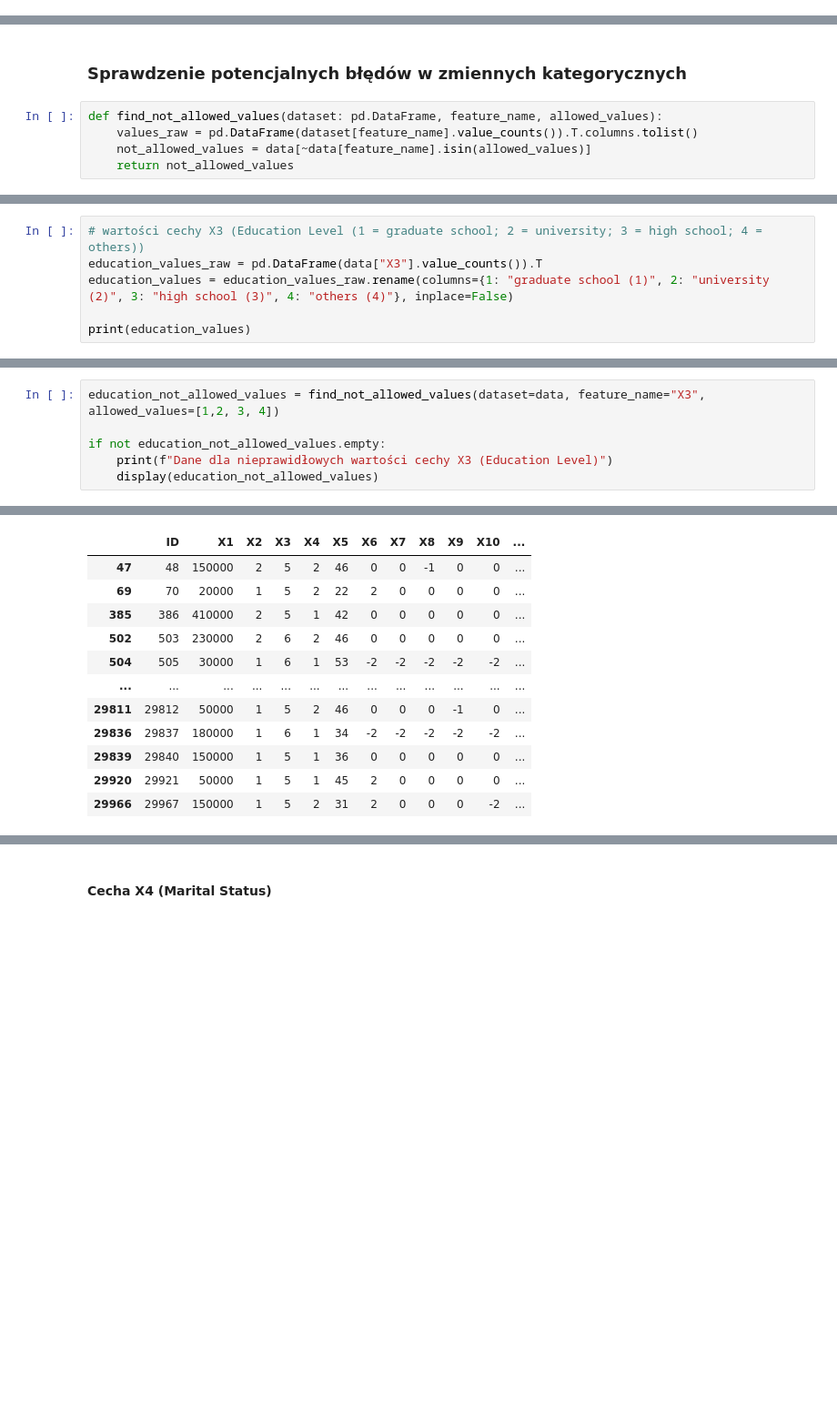
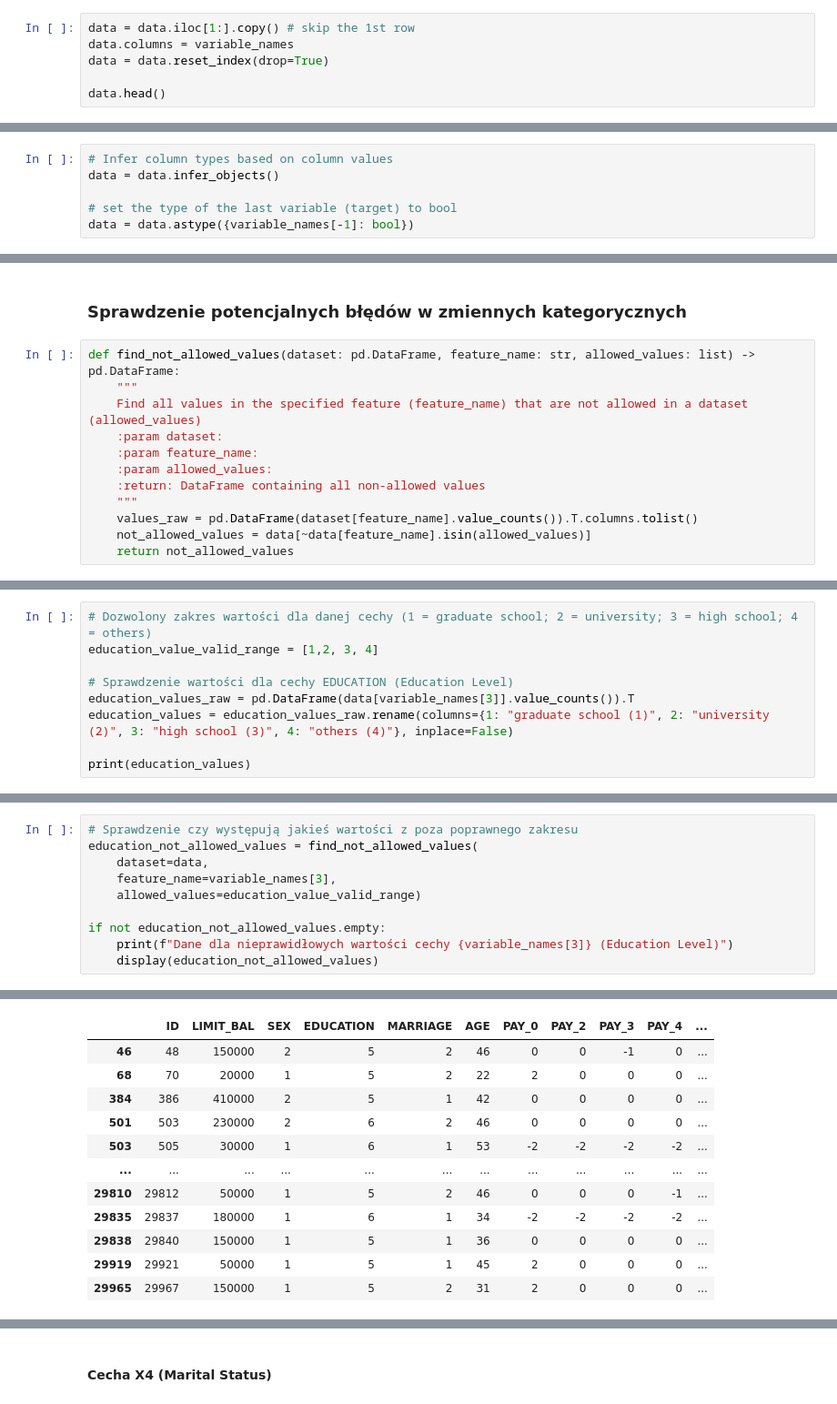
Before and after one commit to dawid200272/Eiwd_projekt, a Jupyter notebook: notebooks/EDA_analysis.ipynb, the cells around one changed output, grey strips where cells are left out. Shown at 91% size. Saved outputs shown, nothing was run; the diff lists cells and outputs as text; blank space fills up the shorter version.

```diff
--- a/notebooks/EDA_analysis.ipynb
+++ b/notebooks/EDA_analysis.ipynb
@@ -43,0 +47,6 @@ data = data.astype({"Y": bool})
+# %%
+data = data.iloc[1:].copy() # skip the 1st row
+data.columns = variable_names
+data = data.reset_index(drop=True)
+
+data.head()
@@ -44 +84,7 @@ data = data.astype({"Y": bool})
+# %%
+# Infer column types based on column values
+data = data.infer_objects()
+
+# set the type of the last variable (target) to bool
+data = data.astype({variable_names[-1]: bool})
 # %%
@@ -123,7 +185,14 @@ Wszystkie kwoty są podane w dolarach tajwańskich
 # %% [markdown]
 ### Sprawdzenie potencjalnych błędów w zmiennych kategorycznych
 # %%
-def find_not_allowed_values(dataset: pd.DataFrame, feature_name, allowed_values):
+def find_not_allowed_values(dataset: pd.DataFrame, feature_name: str, allowed_values: list) -> pd.DataFrame:
+    """
+    Find all values in the specified feature (feature_name) that are not allowed in a dataset (allowed_values)
+    :param dataset:
+    :param feature_name:
+    :param allowed_values:
+    :return: DataFrame containing all non-allowed values
+    """
     values_raw = pd.DataFrame(dataset[feature_name].value_counts()).T.columns.tolist()
     not_allowed_values = data[~data[feature_name].isin(allowed_values)]
     return not_allowed_values
@@ -149,6 +233,9 @@ if not sex_not_allowed_values.empty:
 # %%
-# wartości cechy X3 (Education Level (1 = graduate school; 2 = university; 3 = high school; 4 = others))
-education_values_raw = pd.DataFrame(data["X3"].value_counts()).T
+# Dozwolony zakres wartości dla danej cechy (1 = graduate school; 2 = university; 3 = high school; 4 = others)
+education_value_valid_range = [1,2, 3, 4]
+
+# Sprawdzenie wartości dla cechy EDUCATION (Education Level)
+education_values_raw = pd.DataFrame(data[variable_names[3]].value_counts()).T
 education_values = education_values_raw.rename(columns={1: "graduate school (1)", 2: "university (2)", 3: "high school (3)", 4: "others (4)"}, inplace=False)
 
 print(education_values)
@@ -161,7 +248,11 @@ count  51  14
 # %%
-education_not_allowed_values = find_not_allowed_values(dataset=data, feature_name="X3", allowed_values=[1,2, 3, 4])
+# Sprawdzenie czy występują jakieś wartości z poza poprawnego zakresu
+education_not_allowed_values = find_not_allowed_values(
+    dataset=data,
+    feature_name=variable_names[3],
+    allowed_values=education_value_valid_range)
 
 if not education_not_allowed_values.empty:
-    print(f"Dane dla nieprawidłowych wartości cechy X3 (Education Level)")
+    print(f"Dane dla nieprawidłowych wartości cechy {variable_names[3]} (Education Level)")
     display(education_not_allowed_values)
 # %% [output]
@@ -169,15 +260,15 @@ Dane dla nieprawidłowych wartości cechy X3 (Education Level)
-|  | ID | X1 | X2 | X3 | X4 | X5 | X6 | X7 | X8 | X9 | X10 | ... |
-| 47 | 48 | 150000 | 2 | 5 | 2 | 46 | 0 | 0 | -1 | 0 | 0 | ... |
-| 69 | 70 | 20000 | 1 | 5 | 2 | 22 | 2 | 0 | 0 | 0 | 0 | ... |
-| 385 | 386 | 410000 | 2 | 5 | 1 | 42 | 0 | 0 | 0 | 0 | 0 | ... |
-| 502 | 503 | 230000 | 2 | 6 | 2 | 46 | 0 | 0 | 0 | 0 | 0 | ... |
-| 504 | 505 | 30000 | 1 | 6 | 1 | 53 | -2 | -2 | -2 | -2 | -2 | ... |
-| ... | ... | ... | ... | ... | ... | ... | ... | ... | ... | ... | ... | ... |
-| 29811 | 29812 | 50000 | 1 | 5 | 2 | 46 | 0 | 0 | 0 | -1 | 0 | ... |
-| 29836 | 29837 | 180000 | 1 | 6 | 1 | 34 | -2 | -2 | -2 | -2 | -2 | ... |
-| 29839 | 29840 | 150000 | 1 | 5 | 1 | 36 | 0 | 0 | 0 | 0 | 0 | ... |
-| 29920 | 29921 | 50000 | 1 | 5 | 1 | 45 | 2 | 0 | 0 | 0 | 0 | ... |
-| 29966 | 29967 | 150000 | 1 | 5 | 2 | 31 | 2 | 0 | 0 | 0 | -2 | ... |
+|  | ID | LIMIT_BAL | SEX | EDUCATION | MARRIAGE | AGE | PAY_0 | PAY_2 | PAY_3 | PAY_4 | ... |
+| 46 | 48 | 150000 | 2 | 5 | 2 | 46 | 0 | 0 | -1 | 0 | ... |
+| 68 | 70 | 20000 | 1 | 5 | 2 | 22 | 2 | 0 | 0 | 0 | ... |
+| 384 | 386 | 410000 | 2 | 5 | 1 | 42 | 0 | 0 | 0 | 0 | ... |
+| 501 | 503 | 230000 | 2 | 6 | 2 | 46 | 0 | 0 | 0 | 0 | ... |
+| 503 | 505 | 30000 | 1 | 6 | 1 | 53 | -2 | -2 | -2 | -2 | ... |
+| ... | ... | ... | ... | ... | ... | ... | ... | ... | ... | ... | ... |
+| 29810 | 29812 | 50000 | 1 | 5 | 2 | 46 | 0 | 0 | 0 | -1 | ... |
+| 29835 | 29837 | 180000 | 1 | 6 | 1 | 34 | -2 | -2 | -2 | -2 | ... |
+| 29838 | 29840 | 150000 | 1 | 5 | 1 | 36 | 0 | 0 | 0 | 0 | ... |
+| 29919 | 29921 | 50000 | 1 | 5 | 1 | 45 | 2 | 0 | 0 | 0 | ... |
+| 29965 | 29967 | 150000 | 1 | 5 | 2 | 31 | 2 | 0 | 0 | 0 | ... |
 345 rows × 25 columns
 # %% [markdown]
 #### Cecha X4 (Marital Status)
```
Also changed, not shown: parts of 50 cells of this notebook.
